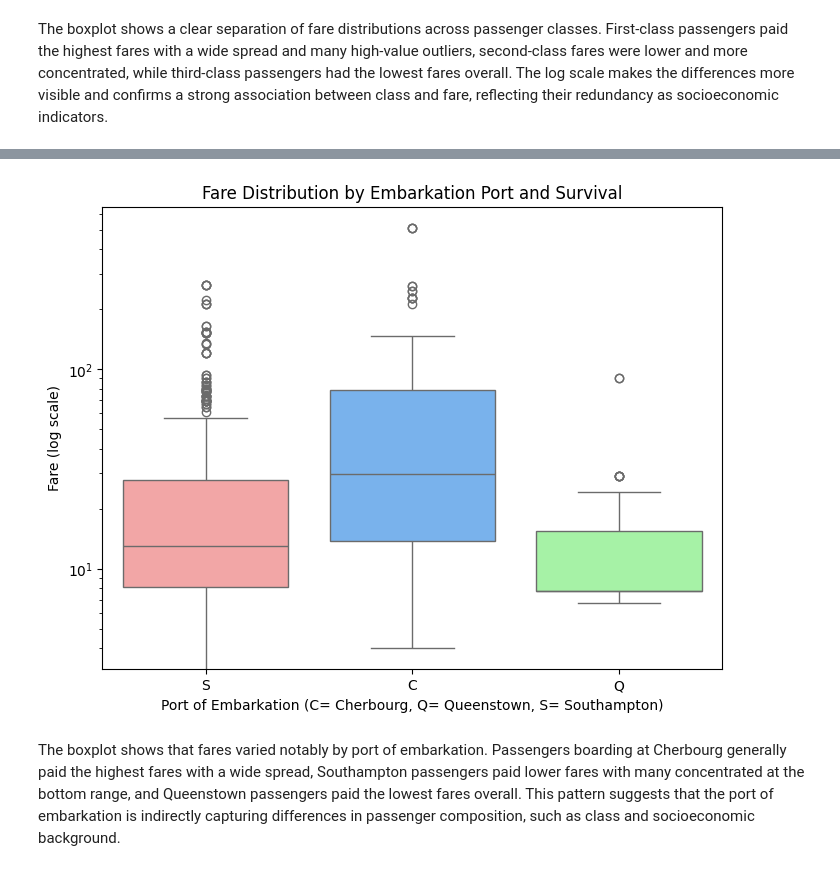
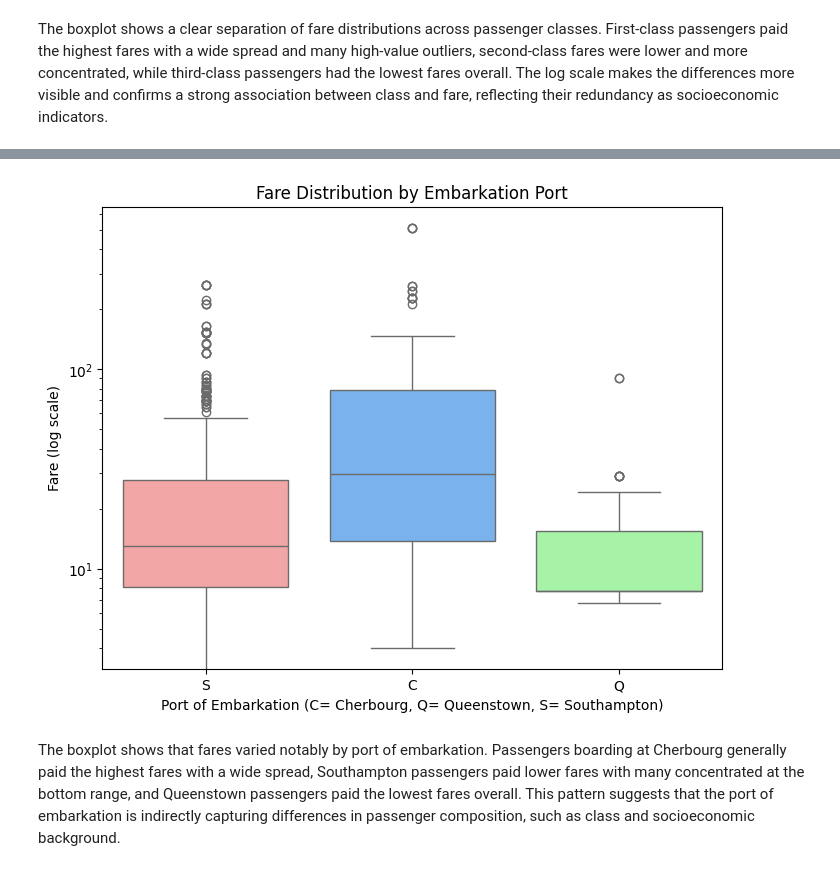
Before and after one commit to fede-giorgi/Transformer_is_All_You_Need, a Jupyter notebook: project.ipynb, the cells around one changed output, grey strips where cells are left out. Cells and saved outputs as stored; diff of their text form; code cells hidden in the pictures.

```diff
--- a/project.ipynb
+++ b/project.ipynb
@@ -453,19 +471,19 @@ The boxplot shows a clear separation of fare distributions across passenger clas
 # %%
 plt.figure(figsize=(8,6))
 sns.boxplot(
     x="Embarked",
     y="Fare",
     data=df_train0,
     palette=["#FF9999", "#66B2FF", "#99FF99"],
     hue="Embarked", legend=False
 )
 plt.yscale("log")
-plt.title("Fare Distribution by Embarkation Port and Survival")
+plt.title("Fare Distribution by Embarkation Port")
 plt.ylabel("Fare (log scale)")
 plt.xlabel("Port of Embarkation (C= Cherbourg, Q= Queenstown, S= Southampton)")
 plt.show()
 # %% [output]
-[figure, old version]
+[figure, new version]
 # %% [markdown]
 The boxplot shows that fares varied notably by port of embarkation. Passengers boarding at Cherbourg generally paid the highest fares with a wide spread, Southampton passengers paid lower fares with many concentrated at the bottom range, and Queenstown passengers paid the lowest fares overall. This pattern suggests that the port of embarkation is indirectly capturing differences in passenger composition, such as class and socioeconomic background.
 # %%
```
Also changed, not shown: parts of 3 cells of this notebook.
